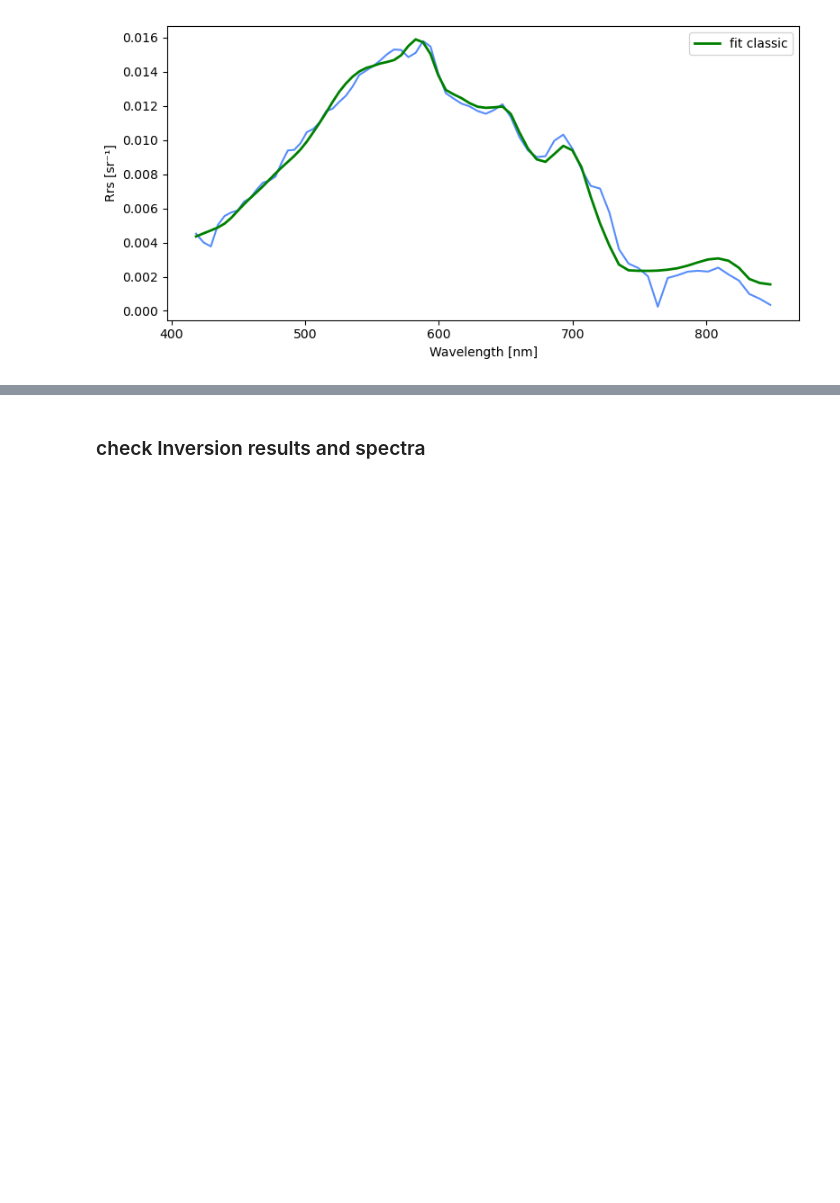
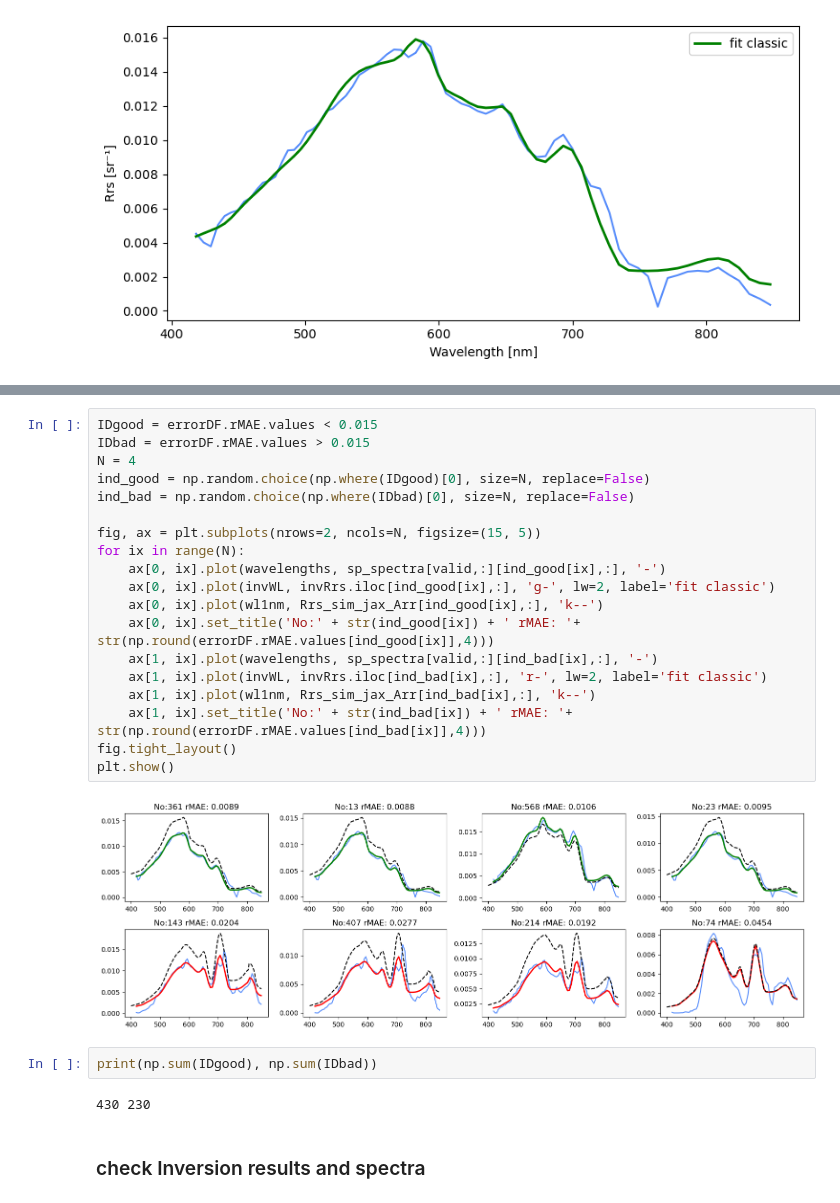
Before and after one commit to CMLandOcean/bio_optics, a Jupyter notebook: notebooks/16_EnMAP_to_CHIME_converter.ipynb, the cells around one changed output, grey strips where cells are left out. Drawn from its saved outputs; the diff is of its cells as text; blank space fills up the shorter version.

```diff
--- a/notebooks/16_EnMAP_to_CHIME_converter.ipynb
+++ b/notebooks/16_EnMAP_to_CHIME_converter.ipynb
@@ -604,3 +636,28 @@ plt.show()
+# %%
+IDgood = errorDF.rMAE.values < 0.015
+IDbad = errorDF.rMAE.values > 0.015
+N = 4
+ind_good = np.random.choice(np.where(IDgood)[0], size=N, replace=False)
+ind_bad = np.random.choice(np.where(IDbad)[0], size=N, replace=False)
+
+fig, ax = plt.subplots(nrows=2, ncols=N, figsize=(15, 5))
+for ix in range(N):
+    ax[0, ix].plot(wavelengths, sp_spectra[valid,:][ind_good[ix],:], '-')
+    ax[0, ix].plot(invWL, invRrs.iloc[ind_good[ix],:], 'g-', lw=2, label='fit classic')
+    ax[0, ix].plot(wl1nm, Rrs_sim_jax_Arr[ind_good[ix],:], 'k--')
+    ax[0, ix].set_title('No:' + str(ind_good[ix]) + ' rMAE: '+ str(np.round(errorDF.rMAE.values[ind_good[ix]],4)))
+    ax[1, ix].plot(wavelengths, sp_spectra[valid,:][ind_bad[ix],:], '-')
+    ax[1, ix].plot(invWL, invRrs.iloc[ind_bad[ix],:], 'r-', lw=2, label='fit classic')
+    ax[1, ix].plot(wl1nm, Rrs_sim_jax_Arr[ind_bad[ix],:], 'k--')
+    ax[1, ix].set_title('No:' + str(ind_bad[ix]) + ' rMAE: '+ str(np.round(errorDF.rMAE.values[ind_bad[ix]],4)))
+fig.tight_layout()
+plt.show()
+# %% [output]
+[figure, added]
+# %%
+print(np.sum(IDgood), np.sum(IDbad))
+# %% [output]
+430 230
 # %% [markdown]
 ### check Inversion results and spectra
 # %%
```
Also changed, not shown: parts of 5 cells of this notebook.
